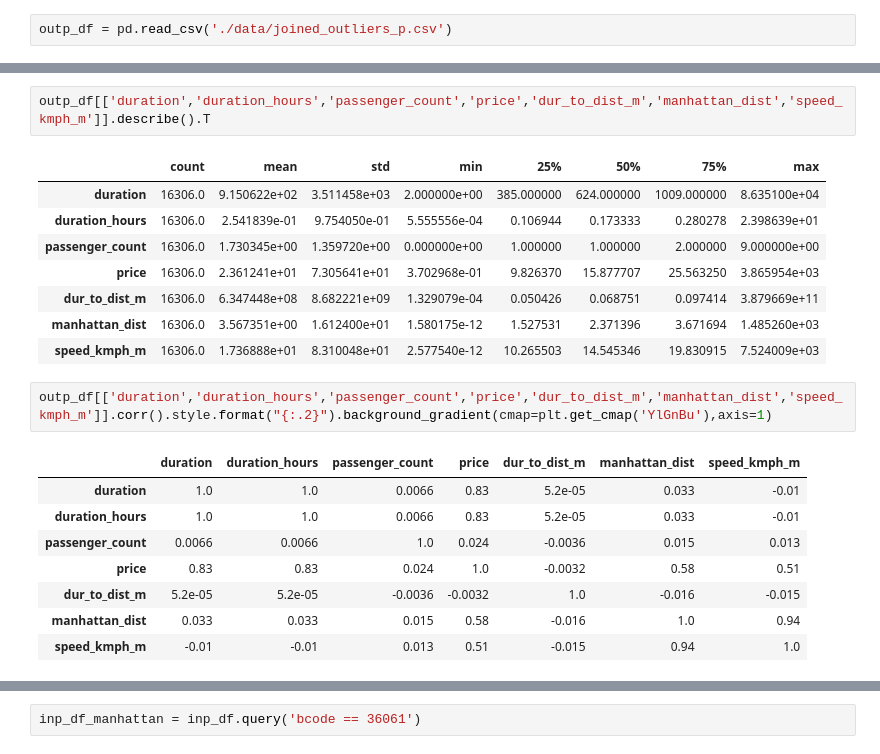
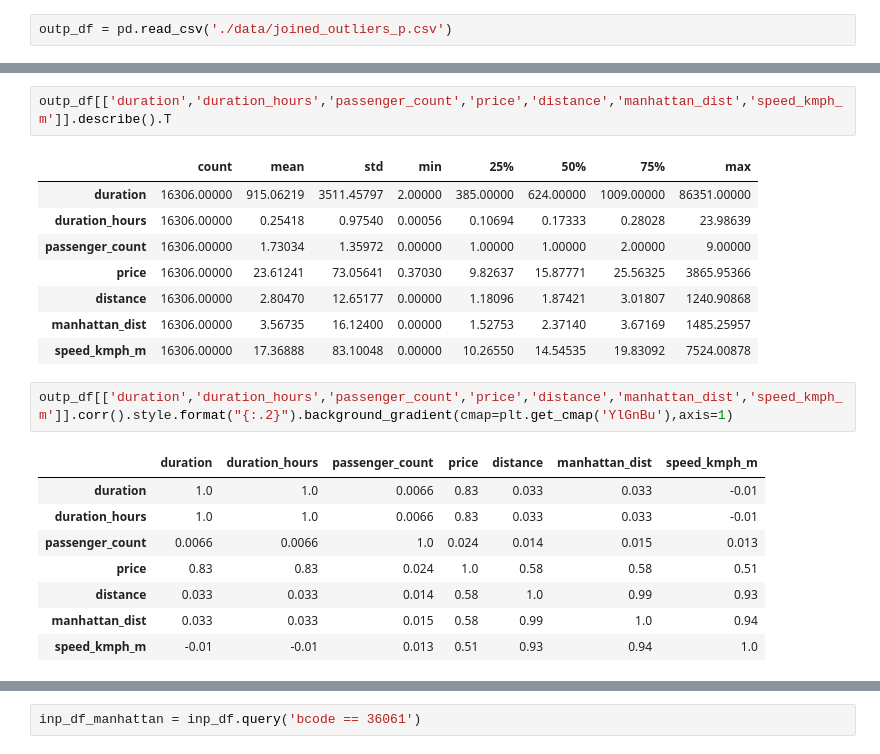
Before and after one commit to shwetanaren/Data-Product-Mgmt, a Jupyter notebook: 1. Taxi-rides_cleaning_analysis_visualisation.ipynb, the cells around one changed output, grey strips where cells are left out. Saved outputs shown, nothing was run; the diff lists cells and outputs as text.

```diff
--- a/1. Taxi-rides_cleaning_analysis_visualisation.ipynb
+++ b/1. Taxi-rides_cleaning_analysis_visualisation.ipynb
@@ -785,26 +786,26 @@ None
 5 rows × 30 columns
 # %%
-outp_df[['duration','duration_hours','passenger_count','price','dur_to_dist_m','manhattan_dist','speed_kmph_m']].describe().T
+outp_df[['duration','duration_hours','passenger_count','price','distance','manhattan_dist','speed_kmph_m']].describe().T
 # %% [output]
 |  | count | mean | std | min | 25% | 50% | 75% | max |
-| duration | 16306.0 | 9.150622e+02 | 3.511458e+03 | 2.000000e+00 | 385.000000 | 624.000000 | 1009.000000 | 8.635100e+04 |
-| duration_hours | 16306.0 | 2.541839e-01 | 9.754050e-01 | 5.555556e-04 | 0.106944 | 0.173333 | 0.280278 | 2.398639e+01 |
-| passenger_count | 16306.0 | 1.730345e+00 | 1.359720e+00 | 0.000000e+00 | 1.000000 | 1.000000 | 2.000000 | 9.000000e+00 |
-| price | 16306.0 | 2.361241e+01 | 7.305641e+01 | 3.702968e-01 | 9.826370 | 15.877707 | 25.563250 | 3.865954e+03 |
-| dur_to_dist_m | 16306.0 | 6.347448e+08 | 8.682221e+09 | 1.329079e-04 | 0.050426 | 0.068751 | 0.097414 | 3.879669e+11 |
-| manhattan_dist | 16306.0 | 3.567351e+00 | 1.612400e+01 | 1.580175e-12 | 1.527531 | 2.371396 | 3.671694 | 1.485260e+03 |
-| speed_kmph_m | 16306.0 | 1.736888e+01 | 8.310048e+01 | 2.577540e-12 | 10.265503 | 14.545346 | 19.830915 | 7.524009e+03 |
+| duration | 16306.00000 | 915.06219 | 3511.45797 | 2.00000 | 385.00000 | 624.00000 | 1009.00000 | 86351.00000 |
+| duration_hours | 16306.00000 | 0.25418 | 0.97540 | 0.00056 | 0.10694 | 0.17333 | 0.28028 | 23.98639 |
+| passenger_count | 16306.00000 | 1.73034 | 1.35972 | 0.00000 | 1.00000 | 1.00000 | 2.00000 | 9.00000 |
+| price | 16306.00000 | 23.61241 | 73.05641 | 0.37030 | 9.82637 | 15.87771 | 25.56325 | 3865.95366 |
+| distance | 16306.00000 | 2.80470 | 12.65177 | 0.00000 | 1.18096 | 1.87421 | 3.01807 | 1240.90868 |
+| manhattan_dist | 16306.00000 | 3.56735 | 16.12400 | 0.00000 | 1.52753 | 2.37140 | 3.67169 | 1485.25957 |
+| speed_kmph_m | 16306.00000 | 17.36888 | 83.10048 | 0.00000 | 10.26550 | 14.54535 | 19.83092 | 7524.00878 |
 # %%
-outp_df[['duration','duration_hours','passenger_count','price','dur_to_dist_m','manhattan_dist','speed_kmph_m']].corr().style.format("{:.2}").background_gradient(cmap=plt.get_cmap('YlGnBu'),axis=1)
+outp_df[['duration','duration_hours','passenger_count','price','distance','manhattan_dist','speed_kmph_m']].corr().style.format("{:.2}").background_gradient(cmap=plt.get_cmap('YlGnBu'),axis=1)
 # %% [output]
-|  | duration | duration_hours | passenger_count | price | dur_to_dist_m | manhattan_dist | speed_kmph_m |
-| duration | 1.0 | 1.0 | 0.0066 | 0.83 | 5.2e-05 | 0.033 | -0.01 |
-| duration_hours | 1.0 | 1.0 | 0.0066 | 0.83 | 5.2e-05 | 0.033 | -0.01 |
-| passenger_count | 0.0066 | 0.0066 | 1.0 | 0.024 | -0.0036 | 0.015 | 0.013 |
-| price | 0.83 | 0.83 | 0.024 | 1.0 | -0.0032 | 0.58 | 0.51 |
-| dur_to_dist_m | 5.2e-05 | 5.2e-05 | -0.0036 | -0.0032 | 1.0 | -0.016 | -0.015 |
-| manhattan_dist | 0.033 | 0.033 | 0.015 | 0.58 | -0.016 | 1.0 | 0.94 |
-| speed_kmph_m | -0.01 | -0.01 | 0.013 | 0.51 | -0.015 | 0.94 | 1.0 |
+|  | duration | duration_hours | passenger_count | price | distance | manhattan_dist | speed_kmph_m |
+| duration | 1.0 | 1.0 | 0.0066 | 0.83 | 0.033 | 0.033 | -0.01 |
+| duration_hours | 1.0 | 1.0 | 0.0066 | 0.83 | 0.033 | 0.033 | -0.01 |
+| passenger_count | 0.0066 | 0.0066 | 1.0 | 0.024 | 0.014 | 0.015 | 0.013 |
+| price | 0.83 | 0.83 | 0.024 | 1.0 | 0.58 | 0.58 | 0.51 |
+| distance | 0.033 | 0.033 | 0.014 | 0.58 | 1.0 | 0.99 | 0.93 |
+| manhattan_dist | 0.033 | 0.033 | 0.015 | 0.58 | 0.99 | 1.0 | 0.94 |
+| speed_kmph_m | -0.01 | -0.01 | 0.013 | 0.51 | 0.93 | 0.94 | 1.0 |
 # %%
 fig,ax = plt.subplots(1, figsize=(20,10))
 
```
Also changed, not shown: parts of 9 cells of this notebook.
